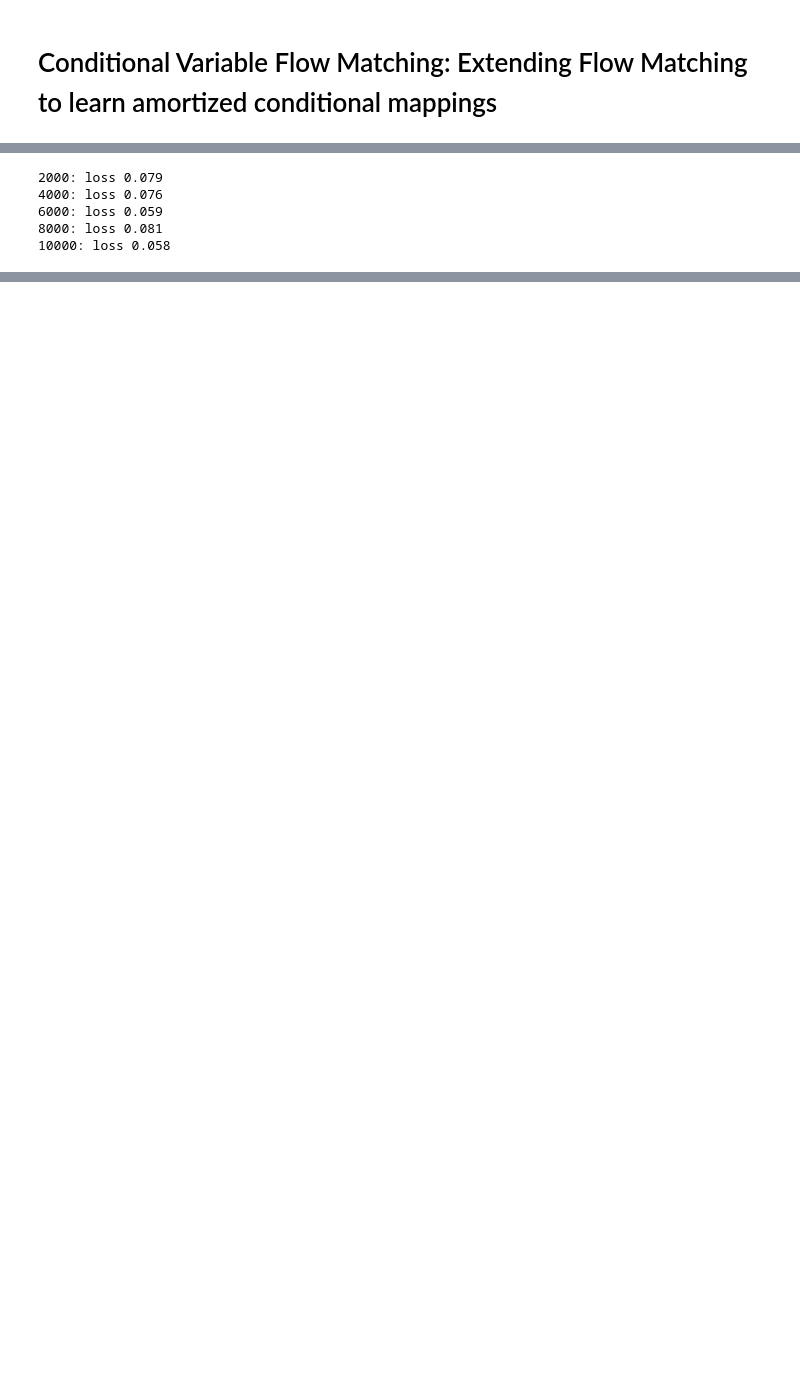
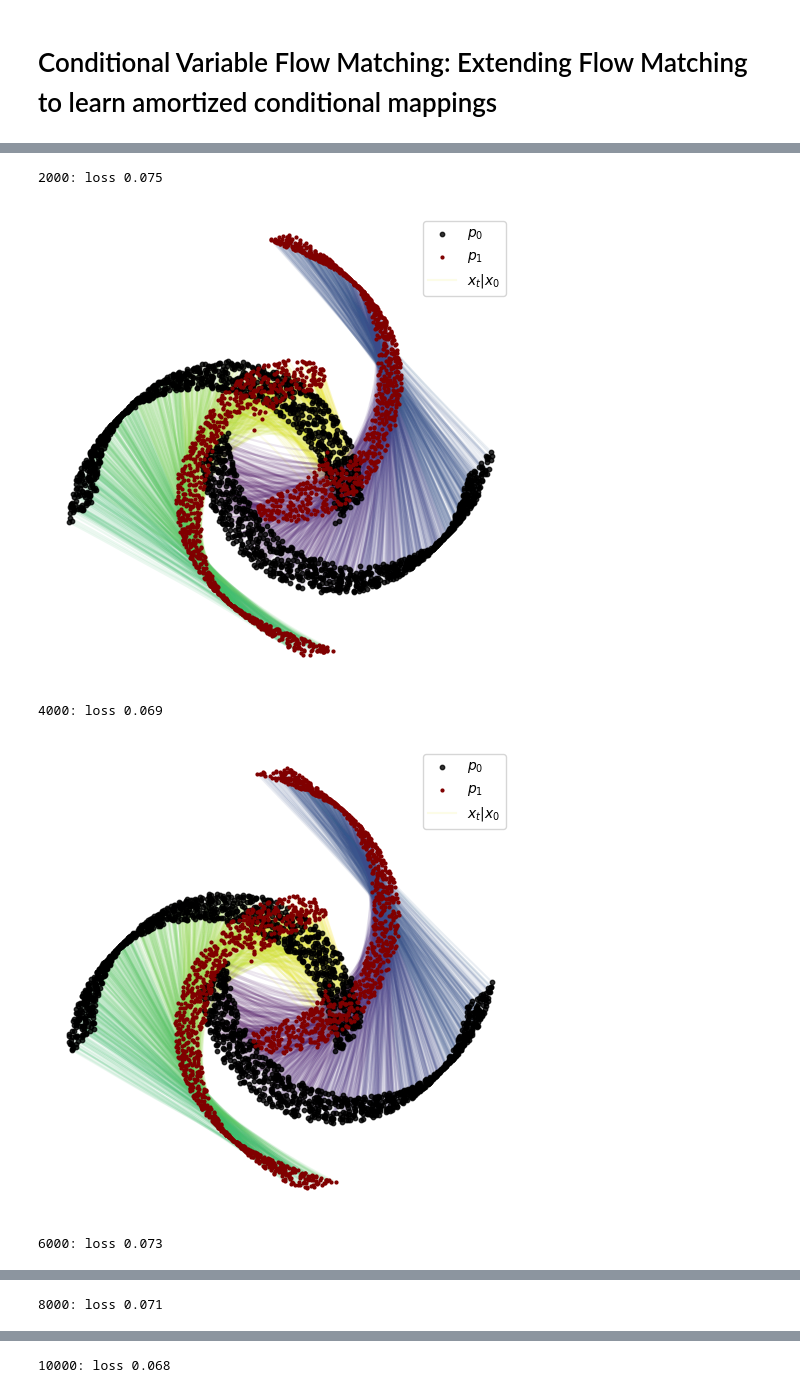
Before and after one commit to agenerale/conditional-variable-flow-matching, a Jupyter notebook: examples/cvfm_tutorial.ipynb, the cells around one changed output, grey strips where cells are left out. Drawn from its saved outputs; the diff is of its cells as text; code cells hidden in the pictures; blank space fills up the shorter version.

```diff
--- a/examples/cvfm_tutorial.ipynb
+++ b/examples/cvfm_tutorial.ipynb
@@ -146,0 +160,36 @@ def plot_trajectories(traj, y):
+# %%
+batch_size = 128
+oty = 5
+
+x0, y0 = sample_moons(batch_size, 0)
+x1, y1 = sample_moons(batch_size, 270)
+y0 = (x0[:,0] - 10)*(y0) + (1 - y0)*(x0[:,0] + 10)
+
+y1 = y0
+y0 = y0.unsqueeze(-1)
+y1 = y1.unsqueeze(-1)
+
+# Randomly shuffle to account for torchdyn ordered sampling
+ind0 = torch.randperm(x0.size()[0])
+ind1 = torch.randperm(x1.size()[0])
+x0, y0 = x0[ind0].to(device), y0[ind0].to(device)
+x1, y1 = x1[ind1].to(device), y1[ind1].to(device)
+
+# Plot couplings prior to conditional OT
+plot_couplings(x0,x1,y0,y1)
+
+# Resample xy0, xy1 according to transport matrix
+a, b = pot.unif(batch_size), pot.unif(batch_size)
+M = torch.cdist(x0, x1) ** 2 + oty*torch.cdist(y0, y1) ** 2
+M = M / M.max()
+pi = pot.emd(a, b, M.detach().cpu().numpy())
+p = pi.flatten()
+p = p / p.sum()
+choices = np.random.choice(pi.shape[0] * pi.shape[1], p=p, size=batch_size, replace=False)
+i, j = np.divmod(choices, pi.shape[1])
+x0 = x0[i]
+x1 = x1[j]
+y0 = y0[i]
+y1 = y1[j]
+
+plot_couplings(x0,x1,y0,y1)
@@ -194,35 +245,37 @@ for k in range(10000):
 
     x = mu_t + sigma * torch.randn_like(x0).to(device)
     y = muy_t + sigmay * torch.randn_like(y0).to(device)
 
     ut = x1 - x0
     vt = model(x, y, t)
 
     # SE kernel in conditioning variable
     yerr = torch.exp(-0.5 * ((y1 - y0) / sigmay) ** 2)
 
     loss = torch.mean(yerr * (vt - ut) ** 2)
     loss.backward()
     optimizer.step()
 
     if (k + 1) % 2000 == 0:
         print(f"{k+1}: loss {loss.item():0.3f}")
 
         x0, y0 = sample_moons(2048, 0)
         x0, y0 = x0.to(device), y0.to(device)
         y0 = (x0[:,0] - 10)*(y0) + (1 - y0)*(x0[:,0] + 10)
         node = NeuralODE(
             torchdyn_wrapper(model, y0.unsqueeze(-1)), solver="dopri5", sensitivity="adjoint", atol=1e-4, rtol=1e-4
         ).to(device)
 
         with torch.no_grad():
             traj = node.trajectory(
                 x0,
                 t_span=torch.linspace(0, 1, 100),
             )
+
+            plot_trajectories(traj.detach().cpu().numpy(), y0.detach().cpu().numpy())
 # %% [output]
-2000: loss 0.079
-4000: loss 0.076
-6000: loss 0.059
-8000: loss 0.081
-10000: loss 0.058
+2000: loss 0.075
+[figure, added]
+4000: loss 0.069
+[figure, added]
+6000: loss 0.073
@@ -228,0 +283 @@ for k in range(10000):
+8000: loss 0.071
@@ -228,0 +285 @@ for k in range(10000):
+10000: loss 0.068
```
Also changed, not shown: parts of 7 cells of this notebook.
